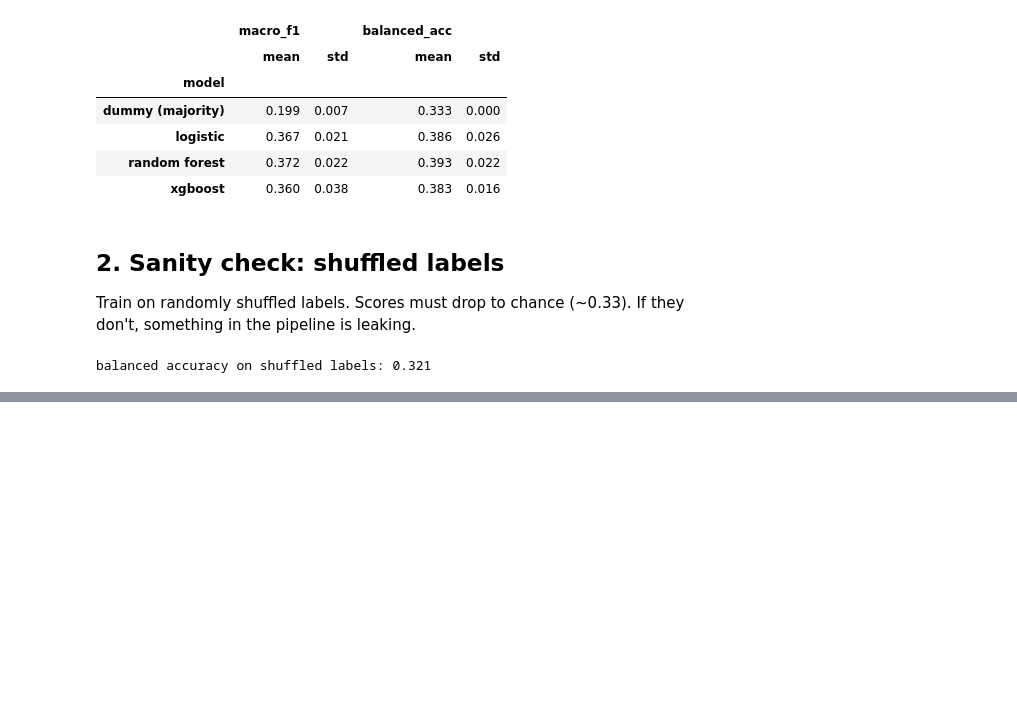
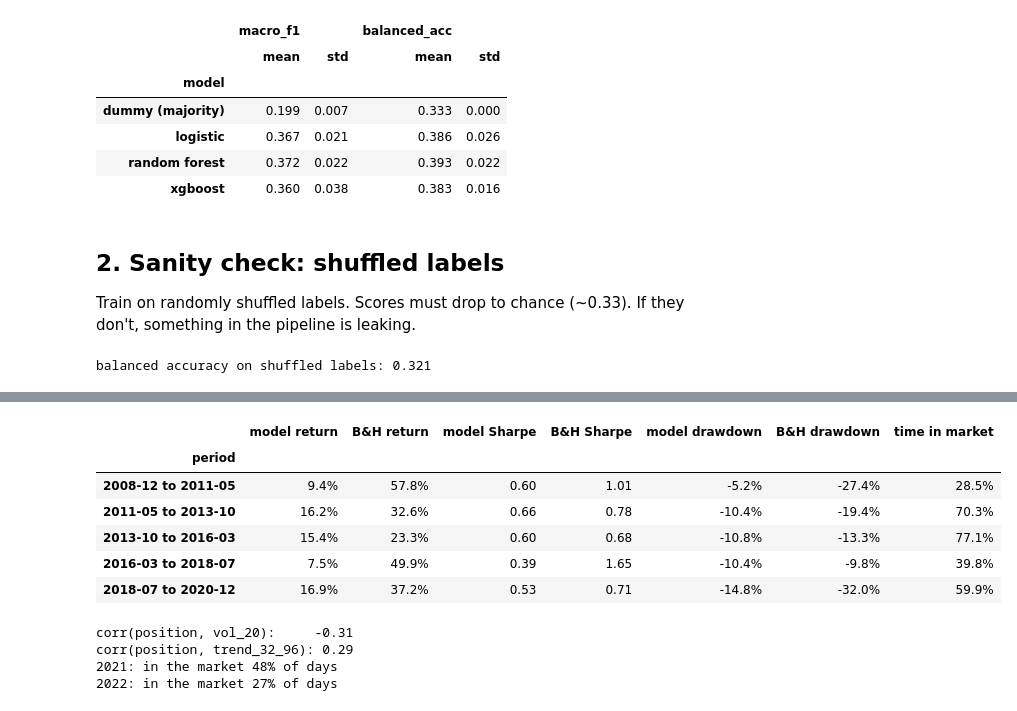
Before and after one commit to TKCH121/spy, a Jupyter notebook: notebooks/02_modeling.ipynb, the cells around one changed output, grey strips where cells are left out. Saved outputs shown, nothing was run; the diff lists cells and outputs as text; code cells hidden in the pictures; blank space fills up the shorter version.

```diff
--- a/notebooks/02_modeling.ipynb
+++ b/notebooks/02_modeling.ipynb
@@ -130,0 +264,33 @@ TODO.
+# %%
+fold_rows = []
+for tr, te in splits.cv_splitter().split(Xtr):
+    fit(final, Xtr.iloc[tr], ytr.iloc[tr])
+    p = predict(final, Xtr.iloc[te])
+    o = df["open"].loc[p.index[0]:p.index[-1]]
+    a, b = backtest.summary(backtest.run(p, o)), backtest.summary(backtest.buy_and_hold(o))
+    fold_rows.append({"period": f"{p.index[0]:%Y-%m} to {p.index[-1]:%Y-%m}",
+                      "model return": a.total_return, "B&H return": b.total_return,
+                      "model Sharpe": a.sharpe, "B&H Sharpe": b.sharpe,
+                      "model drawdown": a.max_drawdown, "B&H drawdown": b.max_drawdown,
+                      "time in market": a.time_in_market})
+folds_bt = pd.DataFrame(fold_rows).set_index("period")
+display(folds_bt.style.format({c: "{:.2f}" if "Sharpe" in c else "{:.1%}" for c in folds_bt.columns}))
+
+# What drives the position? Correlate exposure with volatility and trend (validation period).
+pos = backtest.signals_to_position(pred_va)
+print("corr(position, vol_20):    ", round(pos.corr(Xva["vol_20"]), 2))
+print("corr(position, trend_32_96):", round(pos.corr(Xva["trend_32_96"]), 2))
+for yr in [2021, 2022]:
+    print(f"{yr}: in the market {pos[pos.index.year == yr].mean():.0%} of days")
+# %% [output]
+|  | model return | B&H return | model Sharpe | B&H Sharpe | model drawdown | B&H drawdown | time in market |
+| period |  |  |  |  |  |  |  |
+| 2008-12 to 2011-05 | 9.4% | 57.8% | 0.60 | 1.01 | -5.2% | -27.4% | 28.5% |
+| 2011-05 to 2013-10 | 16.2% | 32.6% | 0.66 | 0.78 | -10.4% | -19.4% | 70.3% |
+| 2013-10 to 2016-03 | 15.4% | 23.3% | 0.60 | 0.68 | -10.8% | -13.3% | 77.1% |
+| 2016-03 to 2018-07 | 7.5% | 49.9% | 0.39 | 1.65 | -10.4% | -9.8% | 39.8% |
+| 2018-07 to 2020-12 | 16.9% | 37.2% | 0.53 | 0.71 | -14.8% | -32.0% | 59.9% |
+corr(position, vol_20):     -0.31
+corr(position, trend_32_96): 0.29
+2021: in the market 48% of days
+2022: in the market 27% of days
```
Also changed, not shown: parts of 22 cells of this notebook, 1 other file.
